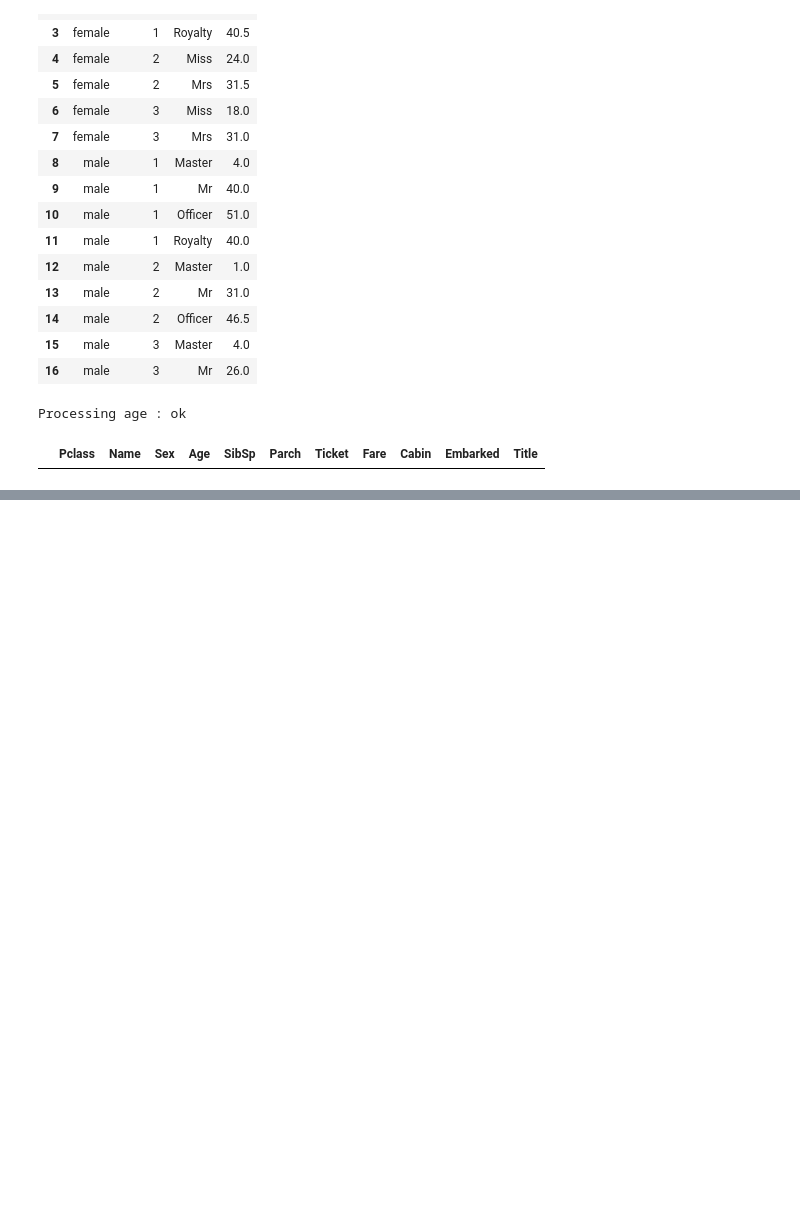
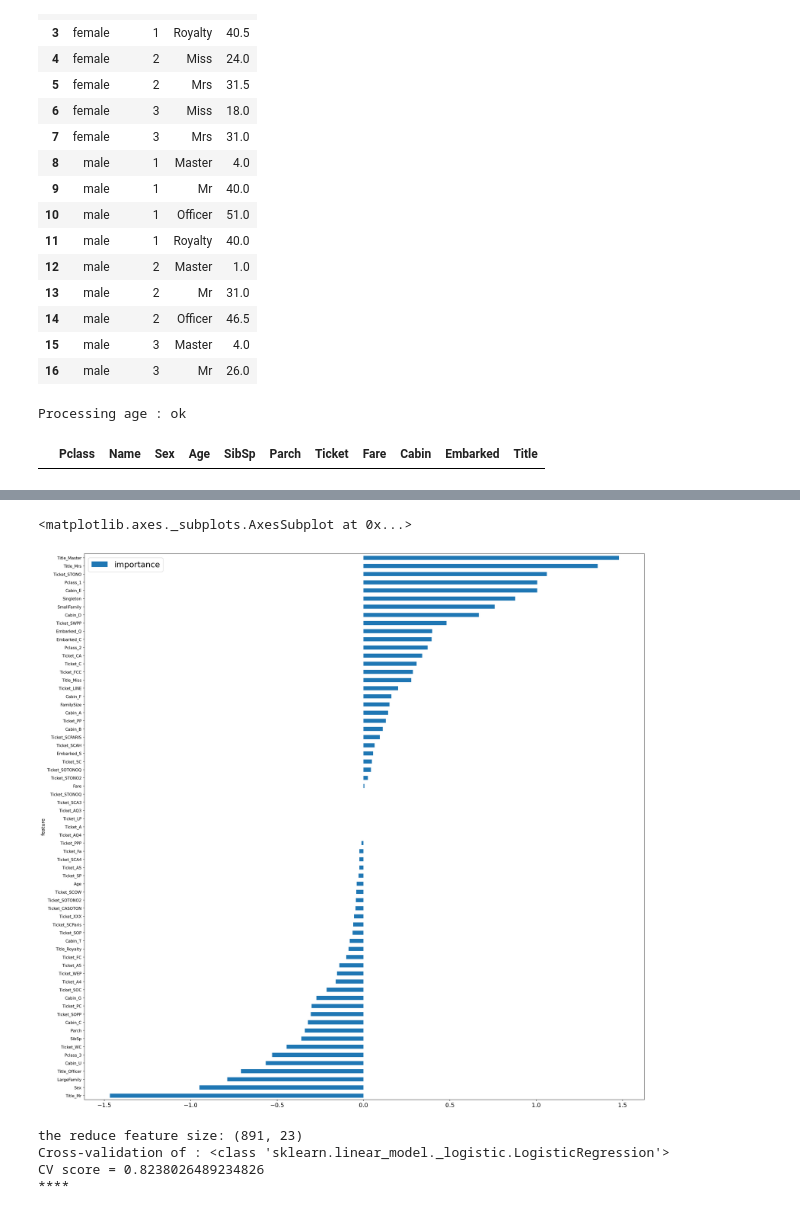
Before and after one commit to robinsonweng/kaggle_titanic_practice, a Jupyter notebook: titanic/titianic-ver2.ipynb, the cells around one changed output, grey strips where cells are left out. Cells and saved outputs as stored; diff of their text form; code cells hidden in the pictures; blank space fills up the shorter version.

```diff
--- a/titanic/titianic-ver2.ipynb
+++ b/titanic/titianic-ver2.ipynb
@@ -477,0 +614,11 @@ Processing age : ok
+# %%
+def cleanTicket(ticket):
+    ticket = ticket.replace('.', '')
+    ticket = ticket.replace('/', '')
+    ticket = ticket.split()
+    ticket = map(lambda t: t.strip(), ticket)
+    ticket = list(filter(lambda t: not t.isdigit(), ticket))
+    if len(ticket) > 0:
+        return ticket[0]
+    else:
+        return 'XXX'
@@ -477,0 +712,21 @@ Processing age : ok
+# %%
+lr = LogisticRegression()
+lr.fit(train, targets)
+features = pd.DataFrame()
+features['feature'] = train.columns
+features['importance'] = lr.coef_[0]
+features.sort_values(by=['importance'], ascending=True, inplace=True)
+features.set_index('feature', inplace=True)
+features.plot(kind='barh', figsize=(25, 25))
+# %% [output]
+<matplotlib.axes._subplots.AxesSubplot at 0x...>
+[figure, added]
+# %%
+select_model = SelectFromModel(lr, prefit=True)
+reduced = select_model.transform(train)
+run_model(lr, reduced)
+# %% [output]
+the reduce feature size: (891, 23)
+Cross-validation of : <class 'sklearn.linear_model._logistic.LogisticRegression'>
+CV score = 0.8238026489234826
+****
```
Also changed, not shown: parts of 42 cells of this notebook.
